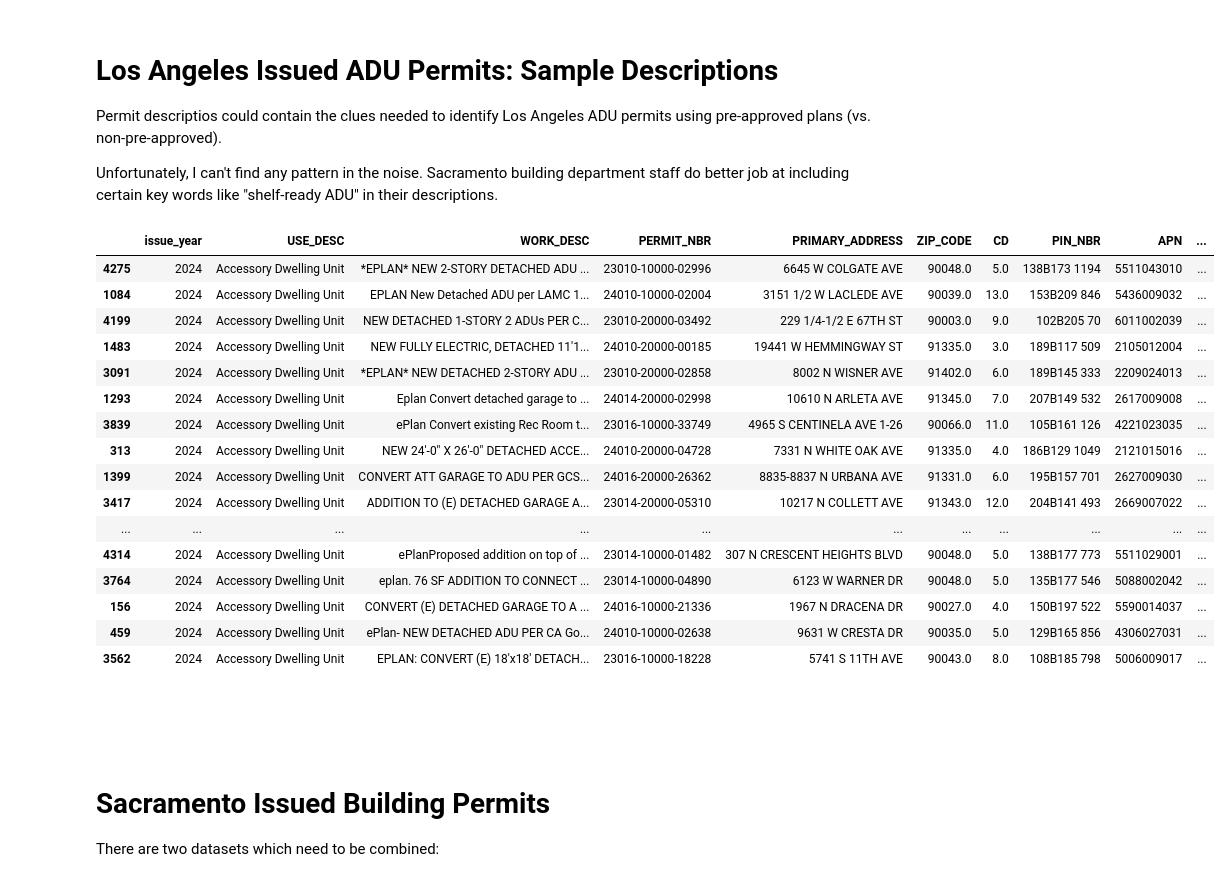
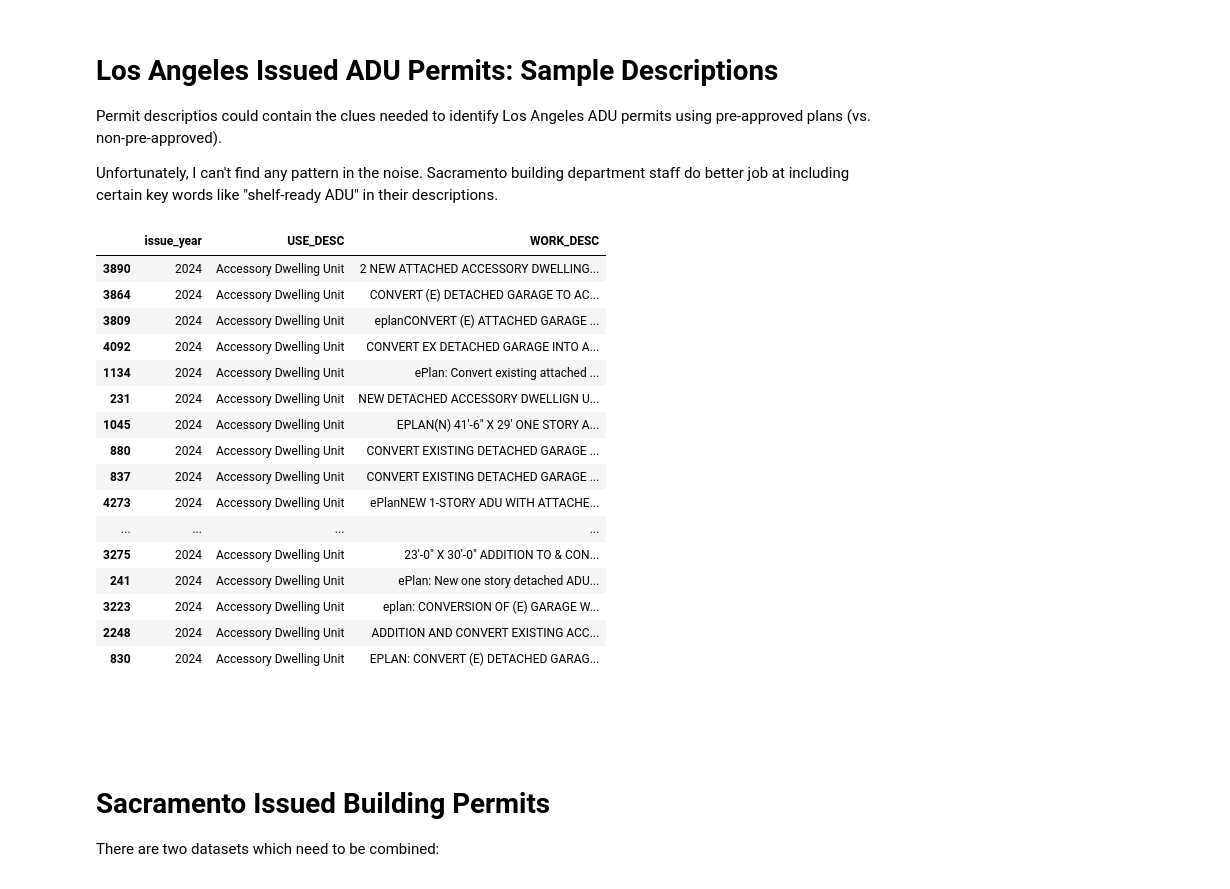
Before and after one commit to pwnage101/adus_research, a Jupyter notebook: ADUs.ipynb, the cells around one changed output. Saved outputs shown, nothing was run; the diff lists cells and outputs as text; code cells hidden in the pictures.

```diff
--- a/ADUs.ipynb
+++ b/ADUs.ipynb
@@ -243,75 +187,33 @@ Permit descriptios could contain the clues needed to identify Los Angeles ADU pe
 Unfortunately, I can't find any pattern in the noise. Sacramento building department staff do better job at including certain key words like "shelf-ready ADU" in their descriptions.
 # %%
 sql_string = """
-WITH annotated AS (
-  SELECT *,
-
-    use_desc in (
-      'Accessory Dwelling Unit',
-      'Junior Accessory Dwelling Unit'
-    )
-    and not (
-         work_desc ilike '%supplemental%'
-      or work_desc ilike '%suppl.%'
-      or work_desc ilike '%suppl to%'
-    ) as certainly_adu,
-
-    use_desc in (
-      'Apartment',
-      'Duplex',
-      'Dwelling - Single Family',
-      'Garage - Private'
-    )
-    and (
-         work_desc ilike '%(n) adu%'
-      or work_desc ilike '%new adu%'
-      or work_desc ilike '%one adu%'
-      or work_desc ilike '%(n) (% sf) adu%'
-      or work_desc ilike '%new (% sf) adu%'
-      or work_desc ilike '%one (% sf) adu%'
-      or work_desc ilike '%(n) accessory dwelling unit%'
-      or work_desc ilike '%new accessory dwelling unit%'
-      or work_desc ilike '%one accessory dwelling unit%'
-      or work_desc ilike '%(n) (% sf) accessory dwelling unit%'
-      or work_desc ilike '%new (% sf) accessory dwelling unit%'
-      or work_desc ilike '%one (% sf) accessory dwelling unit%'
-    )
-    and not (
-         work_desc ilike '%supplemental%'
-      or work_desc ilike '%suppl.%'
-      or work_desc ilike '%suppl to%'
-    ) as probably_adu,
-
-  FROM permits_lacity
-)
-
-SELECT year("ISSUE_DATE") as issue_year, use_desc, work_desc, *
-FROM annotated
+SELECT year("ISSUE_DATE") as issue_year, use_desc, work_desc
+FROM permits_lacity
 WHERE (certainly_adu or probably_adu)
   and issue_year = 2024
 """
 
 adu_permits_issued_digging = duckdb.query(sql_string).df()
 with pd.option_context('display.max_rows', 100, 'display.max_columns', None, 'display.max_colwidth', 200):
     display(adu_permits_issued_digging.sample(n=100))
 # %% [output]
-|  | issue_year | USE_DESC | WORK_DESC | PERMIT_NBR | PRIMARY_ADDRESS | ZIP_CODE | CD | PIN_NBR | APN | ... |
-| 4275 | 2024 | Accessory Dwelling Unit | *EPLAN* NEW 2-STORY DETACHED ADU ... | 23010-10000-02996 | 6645 W COLGATE AVE | 90048.0 | 5.0 | 138B173 1194 | 5511043010 | ... |
-| 1084 | 2024 | Accessory Dwelling Unit | EPLAN New Detached ADU per LAMC 1... | 24010-10000-02004 | 3151 1/2 W LACLEDE AVE | 90039.0 | 13.0 | 153B209 846 | 5436009032 | ... |
-| 4199 | 2024 | Accessory Dwelling Unit | NEW DETACHED 1-STORY 2 ADUs PER C... | 23010-20000-03492 | 229 1/4-1/2 E 67TH ST | 90003.0 | 9.0 | 102B205 70 | 6011002039 | ... |
-| 1483 | 2024 | Accessory Dwelling Unit | NEW FULLY ELECTRIC, DETACHED 11'1... | 24010-20000-00185 | 19441 W HEMMINGWAY ST | 91335.0 | 3.0 | 189B117 509 | 2105012004 | ... |
-| 3091 | 2024 | Accessory Dwelling Unit | *EPLAN* NEW DETACHED 2-STORY ADU ... | 23010-20000-02858 | 8002 N WISNER AVE | 91402.0 | 6.0 | 189B145 333 | 2209024013 | ... |
-| 1293 | 2024 | Accessory Dwelling Unit | Eplan Convert detached garage to ... | 24014-20000-02998 | 10610 N ARLETA AVE | 91345.0 | 7.0 | 207B149 532 | 2617009008 | ... |
-| 3839 | 2024 | Accessory Dwelling Unit | ePlan Convert existing Rec Room t... | 23016-10000-33749 | 4965 S CENTINELA AVE 1-26 | 90066.0 | 11.0 | 105B161 126 | 4221023035 | ... |
-| 313 | 2024 | Accessory Dwelling Unit | NEW 24'-0" X 26'-0" DETACHED ACCE... | 24010-20000-04728 | 7331 N WHITE OAK AVE | 91335.0 | 4.0 | 186B129 1049 | 2121015016 | ... |
-| 1399 | 2024 | Accessory Dwelling Unit | CONVERT ATT GARAGE TO ADU PER GCS... | 24016-20000-26362 | 8835-8837 N URBANA AVE | 91331.0 | 6.0 | 195B157 701 | 2627009030 | ... |
-| 3417 | 2024 | Accessory Dwelling Unit | ADDITION TO (E) DETACHED GARAGE A... | 23014-20000-05310 | 10217 N COLLETT AVE | 91343.0 | 12.0 | 204B141 493 | 2669007022 | ... |
-| ... | ... | ... | ... | ... | ... | ... | ... | ... | ... | ... |
-| 4314 | 2024 | Accessory Dwelling Unit | ePlanProposed addition on top of ... | 23014-10000-01482 | 307 N CRESCENT HEIGHTS BLVD | 90048.0 | 5.0 | 138B177 773 | 5511029001 | ... |
-| 3764 | 2024 | Accessory Dwelling Unit | eplan. 76 SF ADDITION TO CONNECT ... | 23014-10000-04890 | 6123 W WARNER DR | 90048.0 | 5.0 | 135B177 546 | 5088002042 | ... |
-| 156 | 2024 | Accessory Dwelling Unit | CONVERT (E) DETACHED GARAGE TO A ... | 24016-10000-21336 | 1967 N DRACENA DR | 90027.0 | 4.0 | 150B197 522 | 5590014037 | ... |
-| 459 | 2024 | Accessory Dwelling Unit | ePlan- NEW DETACHED ADU PER CA Go... | 24010-10000-02638 | 9631 W CRESTA DR | 90035.0 | 5.0 | 129B165 856 | 4306027031 | ... |
-| 3562 | 2024 | Accessory Dwelling Unit | EPLAN: CONVERT (E) 18'x18' DETACH... | 23016-10000-18228 | 5741 S 11TH AVE | 90043.0 | 8.0 | 108B185 798 | 5006009017 | ... |
+|  | issue_year | USE_DESC | WORK_DESC |
+| 3890 | 2024 | Accessory Dwelling Unit | 2 NEW ATTACHED ACCESSORY DWELLING... |
+| 3864 | 2024 | Accessory Dwelling Unit | CONVERT (E) DETACHED GARAGE TO AC... |
+| 3809 | 2024 | Accessory Dwelling Unit | eplanCONVERT (E) ATTACHED GARAGE ... |
+| 4092 | 2024 | Accessory Dwelling Unit | CONVERT EX DETACHED GARAGE INTO A... |
+| 1134 | 2024 | Accessory Dwelling Unit | ePlan: Convert existing attached ... |
+| 231 | 2024 | Accessory Dwelling Unit | NEW DETACHED ACCESSORY DWELLIGN U... |
+| 1045 | 2024 | Accessory Dwelling Unit | EPLAN(N) 41'-6" X 29' ONE STORY A... |
+| 880 | 2024 | Accessory Dwelling Unit | CONVERT EXISTING DETACHED GARAGE ... |
+| 837 | 2024 | Accessory Dwelling Unit | CONVERT EXISTING DETACHED GARAGE ... |
+| 4273 | 2024 | Accessory Dwelling Unit | ePlanNEW 1-STORY ADU WITH ATTACHE... |
+| ... | ... | ... | ... |
+| 3275 | 2024 | Accessory Dwelling Unit | 23'-0" X 30'-0" ADDITION TO & CON... |
+| 241 | 2024 | Accessory Dwelling Unit | ePlan: New one story detached ADU... |
+| 3223 | 2024 | Accessory Dwelling Unit | eplan: CONVERSION OF (E) GARAGE W... |
+| 2248 | 2024 | Accessory Dwelling Unit | ADDITION AND CONVERT EXISTING ACC... |
+| 830 | 2024 | Accessory Dwelling Unit | EPLAN: CONVERT (E) DETACHED GARAG... |
 # %% [markdown]
 <br><br><br>
 
```
Also changed, not shown: parts of 4 cells of this notebook.
